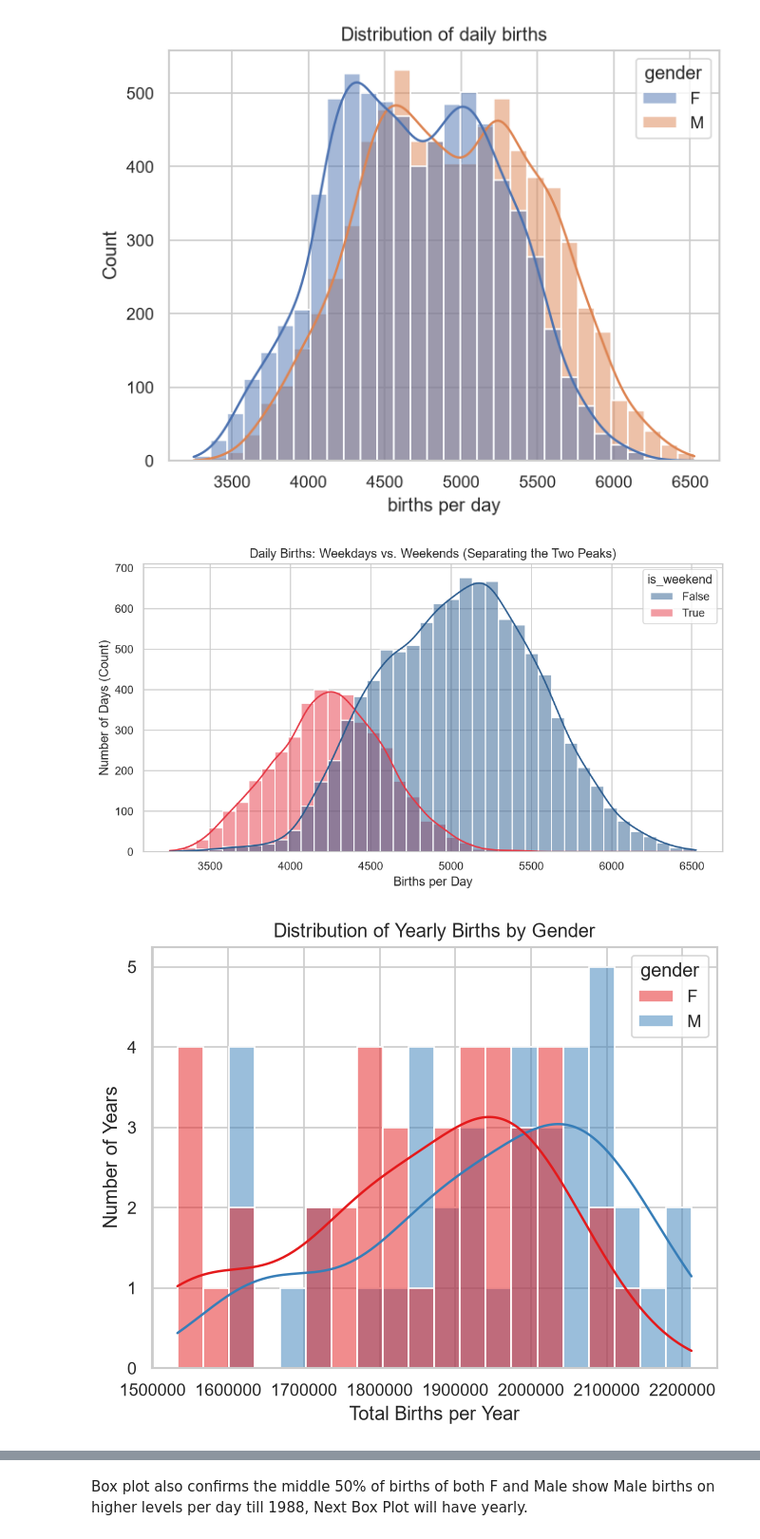
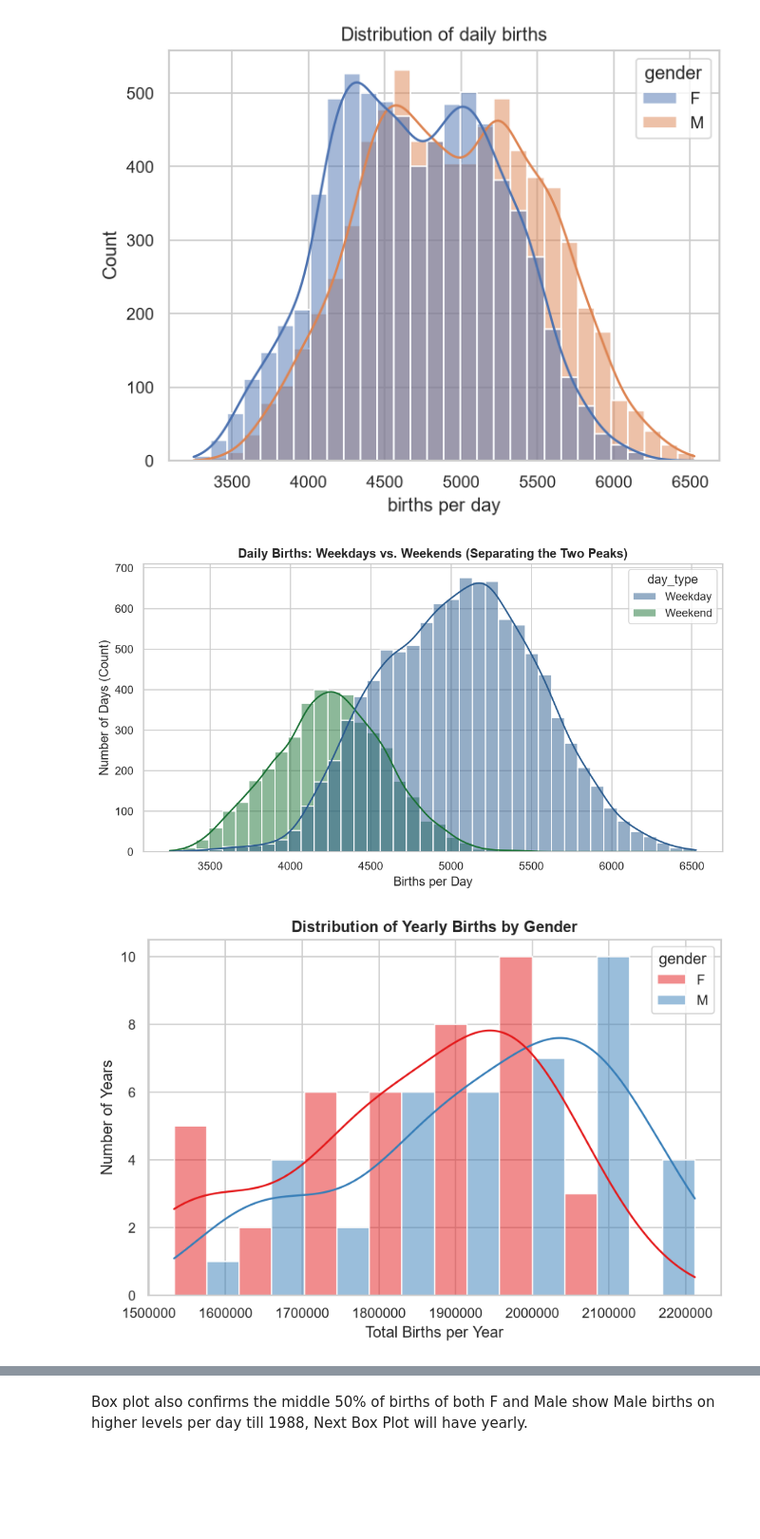
Before and after one commit to muneeb112233/Data_Analysis, a Jupyter notebook: Birth_Rate/Analysis.ipynb, the cells around one changed output, grey strips where cells are left out. Shown at 95% size. Cells and saved outputs as stored; diff of their text form; code cells hidden in the pictures; blank space fills up the shorter version.

Commit message:
Done till HistoGraph

```diff
--- a/Birth_Rate/Analysis.ipynb
+++ b/Birth_Rate/Analysis.ipynb
@@ -463,46 +466,65 @@ plt.show()
 [figure]
 # %%
 
-# 1. Feature Engineering: Extract the day of the week
-valid["dt"] = pd.to_datetime(
-    valid[["year", "month", "day"]]
-)  # combine into datetime
-valid["is_weekend"] = valid["dt"].dt.dayofweek >= 5  # 5 = Sat, 6 = Sun
+# 1. Feature Engineering
+valid["dt"] = pd.to_datetime(valid[["year", "month", "day"]], errors="coerce")
+valid = valid.dropna(subset=["dt"]).copy()
 
-# 2. Plot two distributions overlaid on top of each other
+# Map boolean to descriptive labels for a clean legend
+valid["day_type"] = valid["dt"].dt.dayofweek.apply(
+    lambda x: "Weekend" if x >= 5 else "Weekday"
+)
+
+# 2. Visualization
 plt.figure(figsize=(10, 5))
 sns.histplot(
     data=valid,
     x="births",
-    hue="is_weekend",
+    hue="day_type",
     bins=40,
     kde=True,
-    palette={False: "#2b5c8f", True: "#e63946"},
+    palette={"Weekday": "#2b5c8f", "Weekend": "#1b7235"},
 )
 
-plt.title("Daily Births: Weekdays vs. Weekends (Separating the Two Peaks)")
+plt.title(
+    "Daily Births: Weekdays vs. Weekends (Separating the Two Peaks)",
+    fontsize=12,
+    fontweight="bold",
+)
 plt.xlabel("Births per Day")
 plt.ylabel("Number of Days (Count)")
+
+# Save plot before showing
+plt.savefig(
+    "weekday_vs_weekend_births_distribution.png", dpi=300, bbox_inches="tight"
+)
 plt.show()
 # %% [output]
-[figure, old version]
+[figure, new version]
 # %%
+
+plt.figure(figsize=(8, 5))
+
 sns.histplot(
     data=yearly,
     x="births",
     hue="gender",
-    bins=20,  # Lower bins recommended since yearly datasets have fewer total rows
+    bins=8,
     kde=True,
+    multiple="dodge",  # Keeps male and female bars side-by-side instead of overlapping
     palette="Set1",
 )
 
-plt.title("Distribution of Yearly Births by Gender")
-plt.xlabel("Total Births per Year")
+# Axis & title formatting
+plt.title("Distribution of Yearly Births by Gender", fontsize=12, fontweight="bold")
+plt.xlabel("Total Births per Year", loc="center")
 plt.ylabel("Number of Years")
-plt.ticklabel_format(style="plain", axis="x")
+plt.ticklabel_format(style="plain", axis="x")  # Prevents scientific notation (e.g., 1e6)
+
+plt.savefig("yearly_births_distribution_by_gender.png", dpi=300, bbox_inches="tight")
 plt.show()
 # %% [output]
-[figure, old version]
+[figure, new version]
 # %%
 sns.boxplot(data=valid, x="gender", y="births", hue="gender", palette="Set2", legend=False)
 
```
Also changed, not shown: parts of 6 cells of this notebook.
